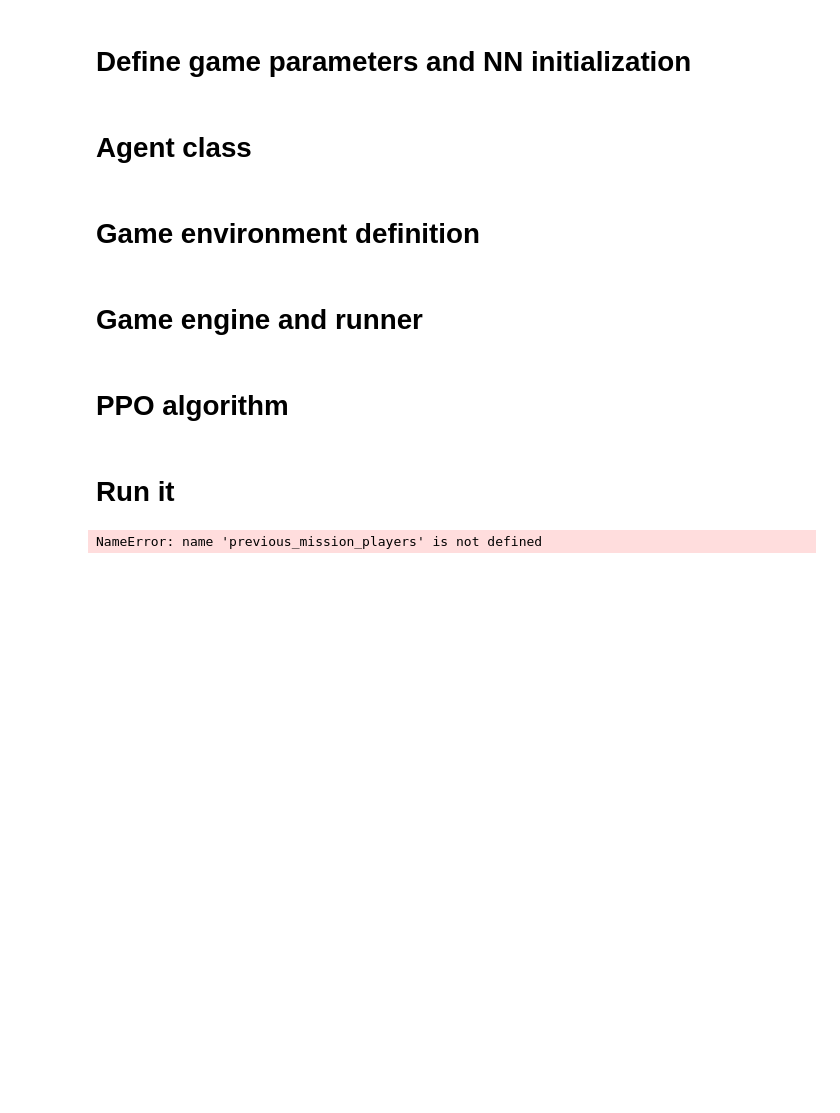
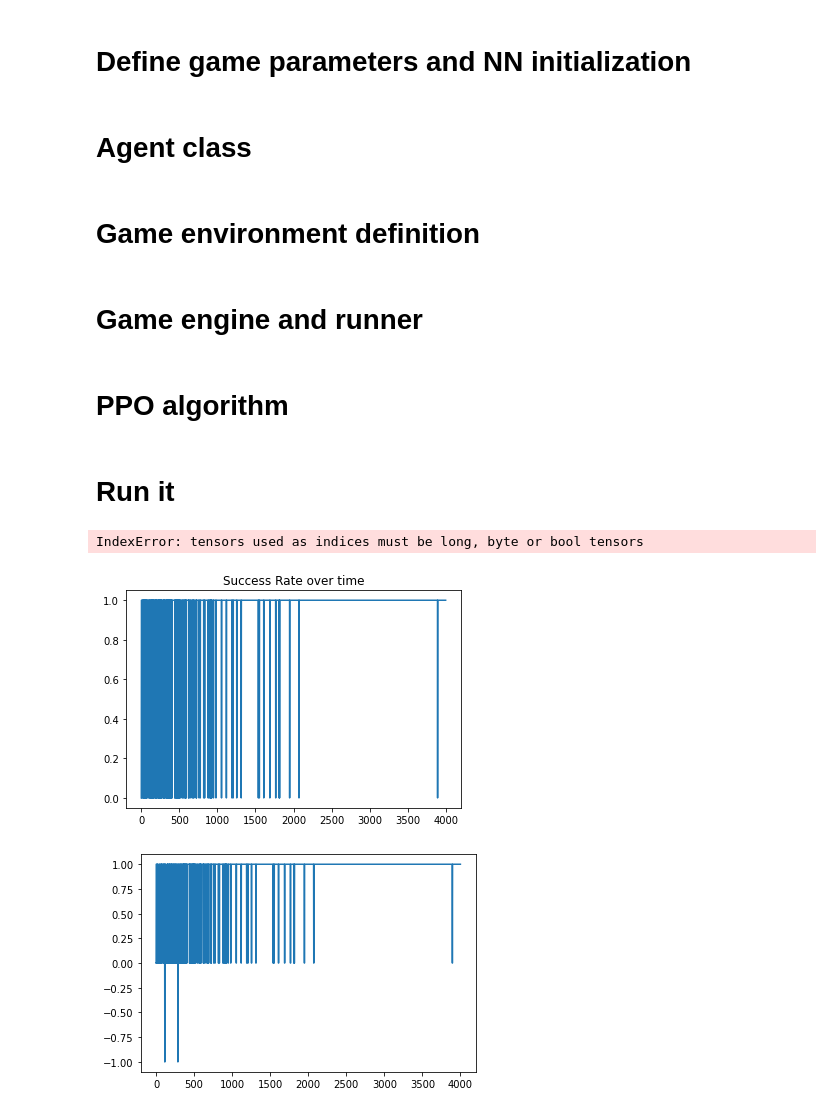
Before and after one commit to eli4224/avalon, a Jupyter notebook: main.ipynb, the cells around one changed output. Cells and saved outputs as stored; diff of their text form; code cells hidden in the pictures; blank space fills up the shorter version.

```diff
--- a/main.ipynb
+++ b/main.ipynb
@@ -540,29 +545,34 @@ class AvalonEngine:
     def run(self, is_training=True):
         # Useful for constructing the self vector (self_v)
         self_m = torch.eye(5)
+        history_log = []
+        winning_log = []
+        every_log = []
 
         for epoch in tqdm(range(self.max_epoch), desc='epoch'):
             for train_model in tqdm(self.trainable_models, desc='train_model'):
                 # print(f'train model = {train_model}')
 
                 winning_team = []
+                every_replay = []
                 # trajectory buffer
                 if is_training:
                     obs_replay_epoch = []
                     actions_replay_epoch = []
                     log_probs_epoch = []
                     stepid_replay_epoch = []
-                    every_replay = []
+
 
                 for episode in range(self.train_episodes):
                     hist, every, who, li, si, mi, nm, done = self.env.reset()
 
+                    every_replay.append(every)
                     if is_training:
                         obs_replay = []
                         actions_replay = []
                         log_probs = []
                         stepid_replay = []
-                        every_replay.append(every)
+
 
                     while not done:
                         # print(f'li, si, mi, ri = {li}, {si}, {mi}, {self.env.ri}')
@@ -722,6 +732,7 @@ class AvalonEngine:
 
                     # append the result of each episode into the epoch buffer
                     winning_team.append(self.env.winning_team)
+                    history_log.append(hist)
                     if is_training:
                         obs_replay_epoch.append(obs_replay)
                         actions_replay_epoch.append(actions_replay)
@@ -774,6 +785,12 @@ class AvalonEngine:
                 #     discounted_rewards = compute_discounted_rewards(stepid_replay, winning_team, train_model, self.gamma)
                 #     advantage_gae = compute_advantage_gae([0.0] * len(stepid_replay), discounted_rewards, stepid_replay, self.gae_lambda, self.gamma, train_model)
                 # sb['obs', 'action', 'advantage_gae' or 'advantage', 'discounted_reward']
+
+                # end of epoch
+                winning_log.extend(winning_team)
+                every_log.extend(every_replay)
+
+        return history_log, winning_log, every_log
 # %% [markdown]
 # PPO algorithm
 # %%
@@ -934,24 +947,39 @@ def update_parameters_ppo(optimizer, acmodel, sb, args, train_model):
 # %% [markdown]
 # Run it
 # %%
-trainable_models=['comm_red', 'comm_blue', 'who_blue', 'miss_red_2', 'miss_red_3', 'miss_blue_2', 'miss_blue_3', 'vote_red', 'vote_blue', 'succ_red']
+# trainable_models=['comm_red', 'comm_blue', 'who_blue', 'miss_red_2', 'miss_red_3', 'miss_blue_2', 'miss_blue_3', 'vote_red', 'vote_blue', 'succ_red']
+# trainable_models=['comm_red', 'miss_red_2', 'miss_red_3', 'vote_red', 'succ_red']
+trainable_models=['comm_blue', 'who_blue', 'miss_blue_2', 'miss_blue_3', 'vote_blue',]
 
-set_random_seed(0)
+
+set_random_seed(1)
 
 lr = 0.00025
 gamma = 0.99
 gae_lambda = 0.95
-blue = BlueAgentBaseline() #BlueAgent(lr=lr, use_critic=args["use_critic"]) #BlueAgentBaseline()
-red = RedAgent(lr=lr, use_critic=args["use_critic"]) #RedAgentBaseline(
+blue = BlueAgent(lr=lr, use_critic=args["use_critic"]) #BlueAgent(lr=lr, use_critic=args["use_critic"]) #BlueAgentBaseline()
+red = RedAgentBaseline()#RedAgent(lr=lr, use_critic=args["use_critic"]) #RedAgentBaseline(
 
 my_env = AvalonEnv()
-engine = AvalonEngine(env=my_env, blue=blue, red=red, train_episodes=10, max_epoch=10,
+engine = AvalonEngine(env=my_env, blue=blue, red=red, train_episodes=20, max_epoch=40,
                       trainable_models=trainable_models, gamma=gamma, gae_lambda=gae_lambda)
-engine.run()
+hist_log, winning_log, every_log = engine.run()
+evaluate(hist_log, winning_log, every_log)
+# %% [output]
+IndexError: tensors used as indices must be long, byte or bool tensors
-# %%
-previous_mission_players
-# %% [output]
-NameError: name 'previous_mission_players' is not defined
+# %%
+def evaluate(hist_log, winning_log, every_log):
+    plt.plot(winning_log)
+    plt.title("Success Rate over time")
+    plt.show()
+    plt.plot(scipy.ndimage.gaussian_filter1d(np.array(winning_log)*2-1, sigma=0.25))
+    plt.show()
+# %%
+%matplotlib inline
+evaluate(hist_log, winning_log, every_log)
+# %% [output]
+[figure, added]
+[figure, added]
 # %%
 # #@title
 # def compute_advantage_gae(values, discounted_rewards, stepid_replay, gae_lambda, gamma, train_model):
```
Also changed, not shown: parts of 3 cells of this notebook.
